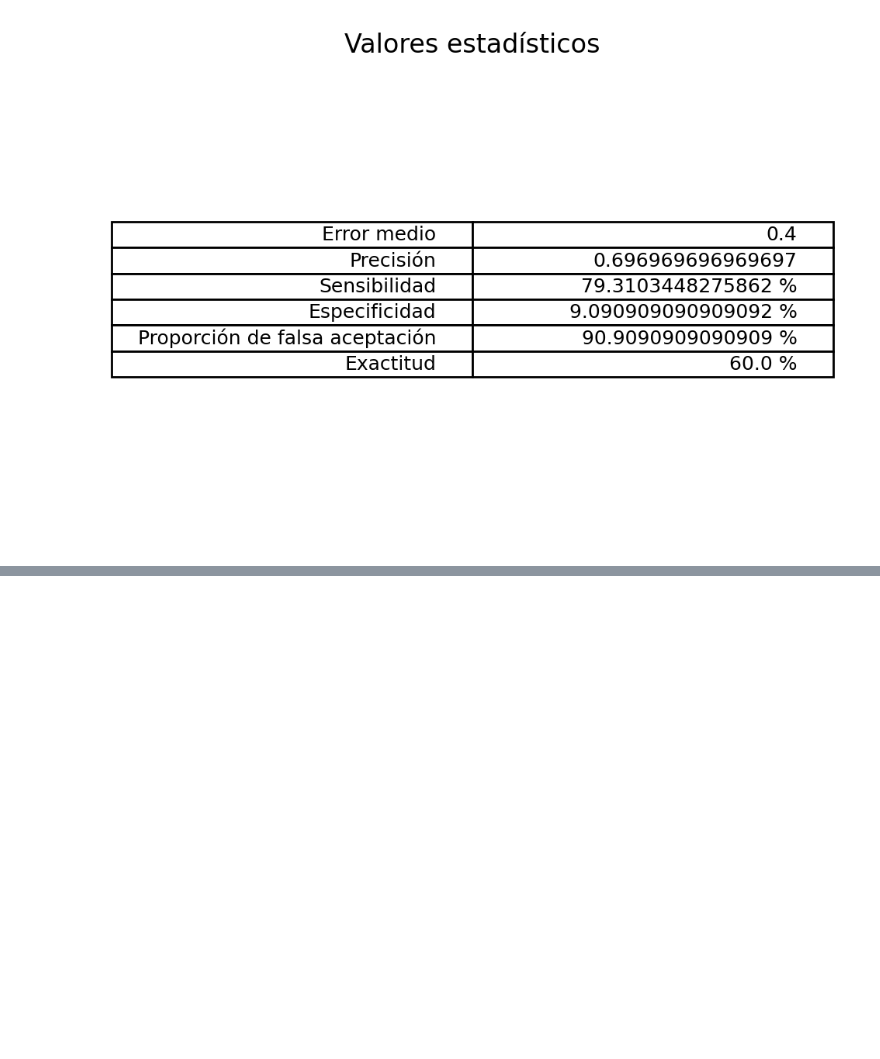
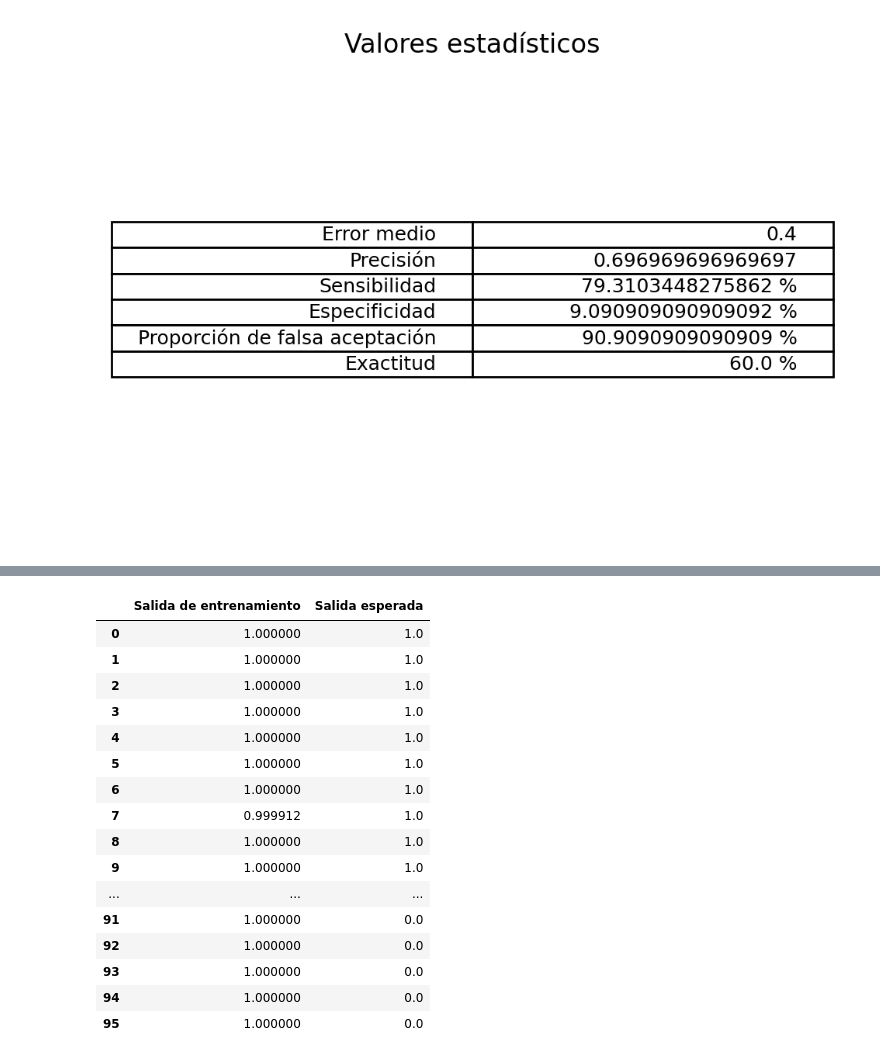
Before and after one commit to esteban11519/tecnicasDeInteligenciaArtificial, a Jupyter notebook: PF/clasificacionConRNA.ipynb, the cells around one changed output, grey strips where cells are left out. Drawn from its saved outputs; the diff is of its cells as text; code cells hidden in the pictures; blank space fills up the shorter version.

Commit message:
Implementación hasta red Neuronal desde Scratch

```diff
--- a/PF/clasificacionConRNA.ipynb
+++ b/PF/clasificacionConRNA.ipynb
@@ -500,0 +508,63 @@ valoresEstadisticos(Yprueba,VA_adaline,FA_adaline,FR_adaline,VR_adaline)
+# %%
+# La funcion de activación tipo sigmoide
+
+def nonlin(x,deriv=False):
+    if(deriv==True):
+        return x*(1-x)
+    return 1/(1+np.exp(-x))
+
+
+def CapaPerceptronSigmoide(X,Y,iteraciones):
+
+    #==============================================
+    #  X: Input dataset matrix where each row is a training example n_imagenesXm_caracteristicas
+
+    #==============================================
+    # y: Output dataset matrix where each row is a training example
+    # n_imagenesX1
+    # Y: salida de la matrix de dataset donde cada fila es target para cada ejemplo de entrenamiento
+
+    # seed random numbers to make calculation
+    # deterministic (just a good practice)
+    #Al igual que antes se inicializan los pesos con valores aleatorios
+    np.random.seed(1)
+
+    # initialize weights randomly with mean 0
+
+
+    # syn0: Corresponde a la capa de pesos para Synapse 0, conectando l0 to l1.
+    syn0 = 2*np.random.random((X.shape[1],1)) - 1
+
+    print(syn0.shape)
+
+    l1=0
+
+    for iter in range(iteraciones):
+
+        # forward propagation // propagación hacia adelante
+        # l0:Primera capa de la neurona, definida por el usuario
+        # l1: Segunda capa de la red, También llamada capa oculta o intermedia
+
+        l0 = X
+        l1 = nonlin(np.dot(l0,syn0))
+
+        l1_error = Y - l1
+
+        # multiplicar el valor del error por la pendiente del sigmoide en los valores de l1
+        l1_delta = l1_error * nonlin(l1,True)
+
+        # Relizar la actualización de pesos.
+        syn0 += np.dot(l0.T,l1_delta)
+
+    return [l1,syn0]
+
+l1,syn0=CapaPerceptronSigmoide(X,np.array([Y]).T,100_000)
+
+tabla=np.zeros([len(Y),2])
+tabla[:,0]=l1.T
+tabla[:,1]=Y
+
+datasetinput = pd.DataFrame(tabla, columns = ['Salida de entrenamiento','Salida esperada'])
+pd.set_option("display.max_rows", None)
+datasetinput
+# %% [output]
@@ -500,0 +572,17 @@ valoresEstadisticos(Yprueba,VA_adaline,FA_adaline,FR_adaline,VR_adaline)
+|  | Salida de entrenamiento | Salida esperada |
+| 0 | 1.000000 | 1.0 |
+| 1 | 1.000000 | 1.0 |
+| 2 | 1.000000 | 1.0 |
+| 3 | 1.000000 | 1.0 |
+| 4 | 1.000000 | 1.0 |
+| 5 | 1.000000 | 1.0 |
+| 6 | 1.000000 | 1.0 |
+| 7 | 0.999912 | 1.0 |
+| 8 | 1.000000 | 1.0 |
+| 9 | 1.000000 | 1.0 |
+| ... | ... | ... |
+| 91 | 1.000000 | 0.0 |
+| 92 | 1.000000 | 0.0 |
+| 93 | 1.000000 | 0.0 |
+| 94 | 1.000000 | 0.0 |
+| 95 | 1.000000 | 0.0 |
```
Also changed, not shown: parts of 8 cells of this notebook, 1 other file.
